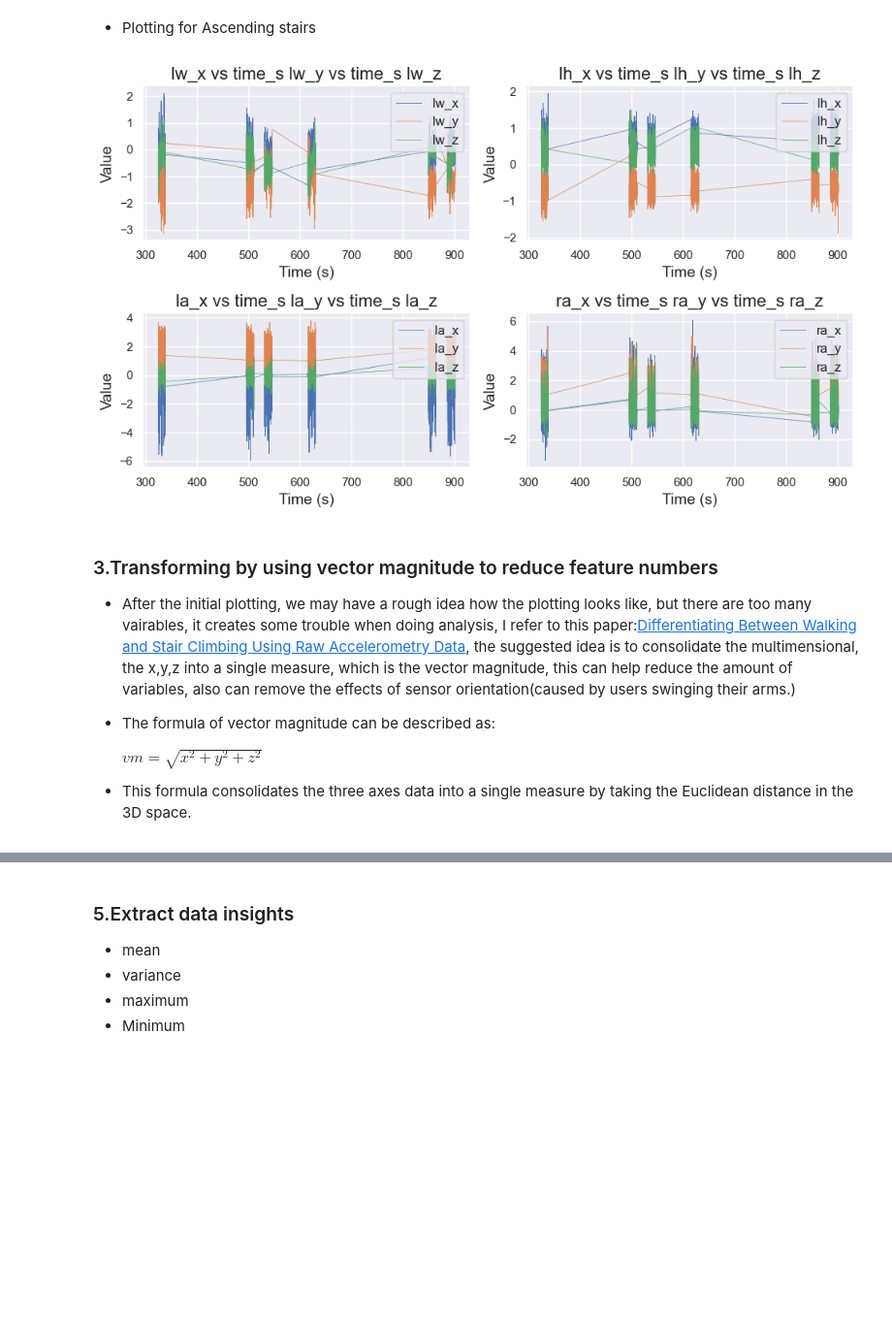
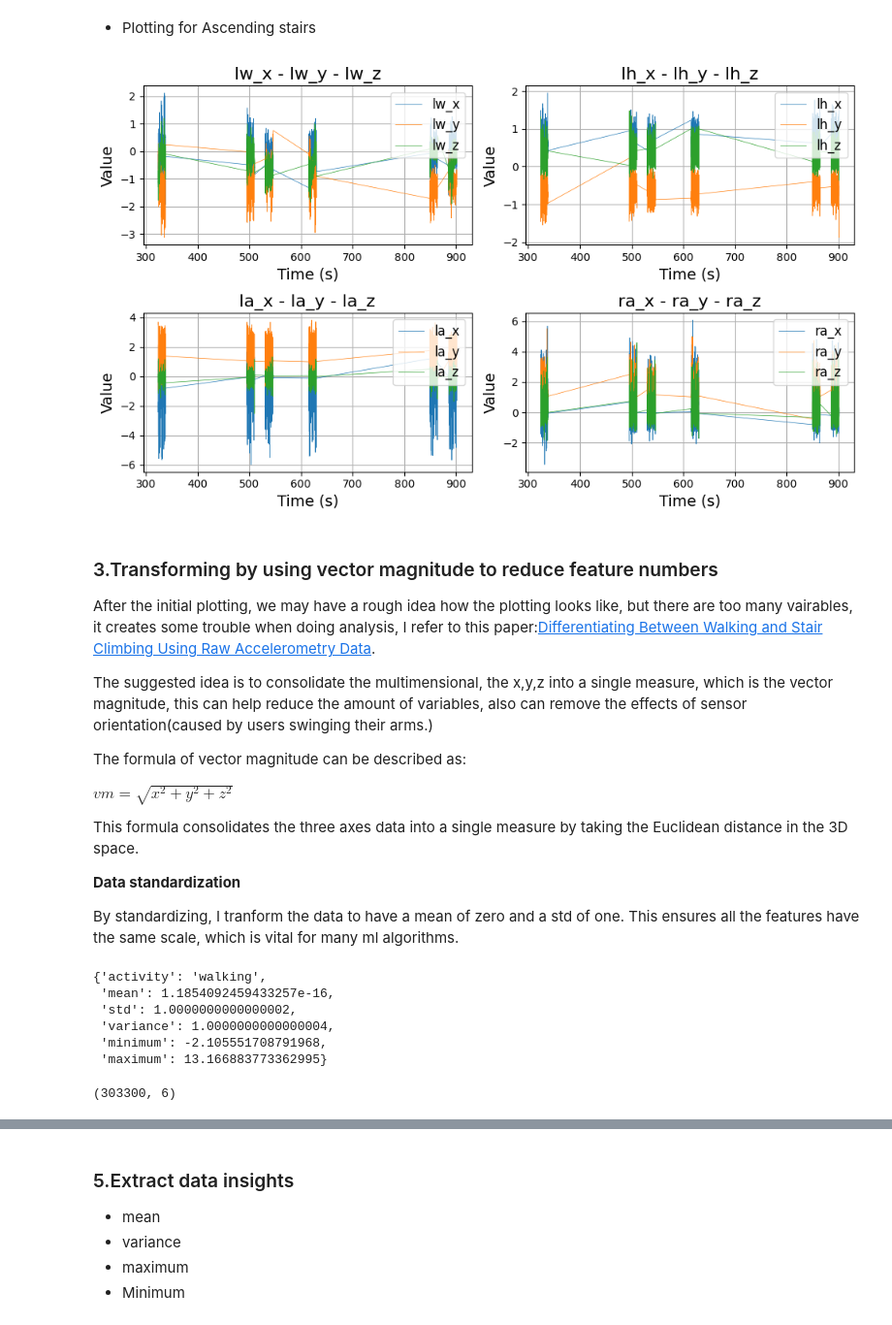
Before and after one commit to yalda-amirsoleymani/har-dataset-processing, a Jupyter notebook: data_preprocessing.ipynb, the cells around one changed output, grey strips where cells are left out. Shown at 97% size. Saved outputs shown, nothing was run; the diff lists cells and outputs as text; code cells hidden in the pictures; blank space fills up the shorter version.

```diff
--- a/data_preprocessing.ipynb
+++ b/data_preprocessing.ipynb
@@ -19,3 +18,6 @@ from sklearn.metrics import f1_score
+# %%
+plt.rcParams['figure.figsize'] = [7, 4]
+plt.rcParams['figure.dpi'] = 100 # 200 e.g. is also fine, but slower
 # %% [markdown]
 ## 1.Introduction
 **Purpose of the notebook**
@@ -48,9 +50,6 @@ id1c7e64ad.csv id5993bf4a.csv id8e66893c.csv idc91a49d0.csv idff99de96.csv
 id1f372081.csv id650857ca.csv id9603e9c3.csv idd80ac2b4.csv
 id34e056c8.csv id687ab496.csv ida61e8ddf.csv idecc9265e.csv
 id37a54bbf.csv id7c20ee7a.csv idabd0c53c.csv idf1ce9a0f.csv
-# %%
-plt.rcParams['figure.figsize'] = [8, 6]
-plt.rcParams['figure.dpi'] = 100 # 200 e.g. is also fine, but slower
 # %% [markdown]
 ## 2. Read dataset, start explortory data analysis
 - Using Dataset Class initialize an object and have an overview of the whole dataframe.
@@ -150,4 +93,6 @@ def make_x_y_z_plot(df):
 # %% [markdown]
 #### This is one example from all the datasets, and the activity is walking, and lw,lh,la,ra each stands for left wrist, left hip, left ankle,and right ankel.from above we can see that there is no significant difference between them, since they're from the same activity.
 - Plotting for Walking
+# %%
+activity_plotter2 = ActivityPlotter(sample_df)
 # %%
@@ -165,18 +111,25 @@ make_x_y_z_plot(df)
 # %% [markdown]
 - Plotting for Ascending stairs
 # %%
-df = separate_activity(sample_df,3)
-make_x_y_z_plot(df)
+df = activity_plotter2.separate_activity(3)
+activity_plotter2.make_x_y_z_plot(df)
 # %% [output]
-[figure, old version]
+[figure, new version]
 # %% [markdown]
 ### 3.Transforming by using vector magnitude to reduce feature numbers
 
-- After the initial plotting, we may have a rough idea how the plotting looks like, but there are too many vairables, it creates some trouble when doing analysis, I refer to this paper:[Differentiating Between Walking and Stair Climbing Using Raw Accelerometry Data](https://www.ncbi.nlm.nih.gov/pmc/articles/PMC7453603/pdf/nihms-1529153.pdf), the suggested idea is to consolidate the multimensional, the x,y,z into a single measure, which is the vector magnitude, this can help reduce the amount of variables, also can remove the effects of sensor orientation(caused by users swinging their arms.)
+After the initial plotting, we may have a rough idea how the plotting looks like, but there are too many vairables, it creates some trouble when doing analysis, I refer to this paper:[Differentiating Between Walking and Stair Climbing Using Raw Accelerometry Data](https://www.ncbi.nlm.nih.gov/pmc/articles/PMC7453603/pdf/nihms-1529153.pdf).
+
+The suggested idea is to consolidate the multimensional, the x,y,z into a single measure, which is the vector magnitude, this can help reduce the amount of variables, also can remove the effects of sensor orientation(caused by users swinging their arms.)
 
 
-- The formula of vector magnitude can be described as:
+The formula of vector magnitude can be described as:
 
-    $vm = \sqrt{x^2 + y^2 + z^2}$ <br>
+$vm = \sqrt{x^2 + y^2 + z^2}$ <br>
 
-- This formula consolidates the three axes data into a single measure by taking the Euclidean distance in the 3D space.
+This formula consolidates the three axes data into a single measure by taking the Euclidean distance in the 3D space.
+
+
+**Data standardization**
+
+<p>By standardizing, I tranform the data to have a mean of zero and a std of one. This ensures all the features have the same scale, which is vital for many ml algorithms.</p>
@@ -196,3 +138,18 @@ def calculate_vector_magnitude(df):
+# %%
+data_trans = DataTransform(sample_df)
+vm = data_trans.calculate_vector_magnitude()
+data_trans.statistical_extraction(ActivityPlotter.activity_dict[1],vm)
+# %% [output]
+{'activity': 'walking',
+ 'mean': 1.1854092459433257e-16,
+ 'std': 1.0000000000000002,
+ 'variance': 1.0000000000000004,
+ 'minimum': -2.105551708791968,
+ 'maximum': 13.166883773362995}
+# %%
+vm.shape
+# %% [output]
+(303300, 6)
 # %% [markdown]
 ### 4.Data processing
 - **Apply noise filtering**
```
Also changed, not shown: parts of 20 cells of this notebook, 2 other files.
